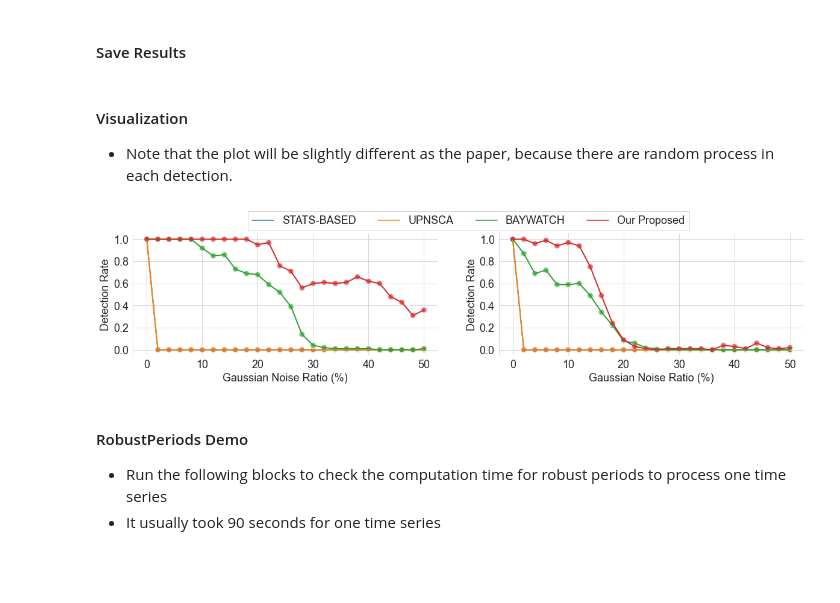
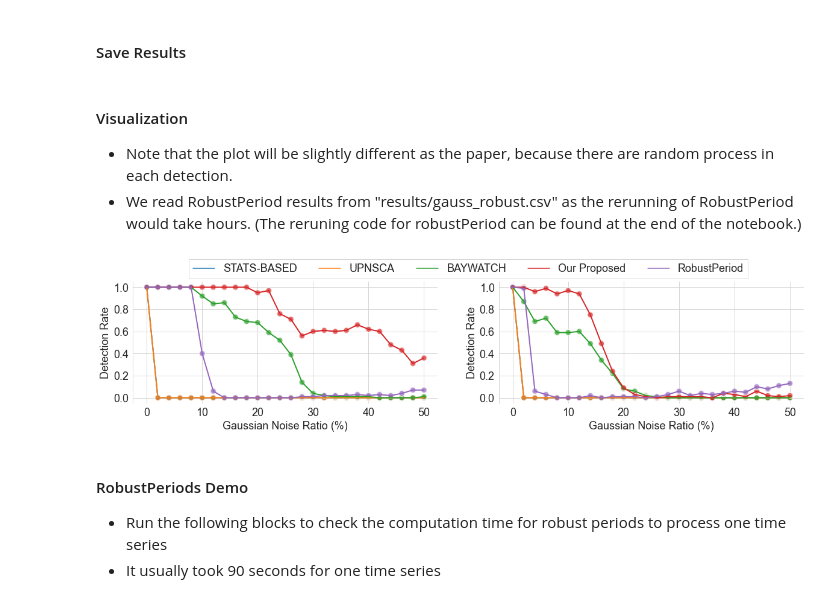
Before and after one commit to alex07zzz/bcndetection, a Jupyter notebook: gauss_simulations.ipynb, the cells around one changed output. Cells and saved outputs as stored; diff of their text form; code cells hidden in the pictures; blank space fills up the shorter version.

```diff
--- a/gauss_simulations.ipynb
+++ b/gauss_simulations.ipynb
@@ -139,46 +139,50 @@ statsdf.to_csv("results/gauss_evaluation.csv", index=False)
 # %% [markdown]
 #### Visualization
 - Note that the plot will be slightly different as the paper, because there are random process in each detection.
+- We read RobustPeriod results from "results/gauss_robust.csv" as the rerunning of RobustPeriod would take hours. (The reruning code for robustPeriod can be found at the end of the notebook.)
+# %%
+statsdf = pd.read_csv("results/gauss_evaluation.csv")
+statsdf_robust = pd.read_csv("results/gauss_robust.csv")
+statsdf_all = pd.concat([statsdf, statsdf_robust], ignore_index=True)
 # %%
-stats_per10 = statsdf.loc[statsdf["per"]==600]
-stats_per60 = statsdf.loc[statsdf["per"]==3600]
+stats_per10 = statsdf_all.loc[statsdf_all["per"]==600]
+stats_per60 = statsdf_all.loc[statsdf_all["per"]==3600]
 
 fig, (ax0, ax1,) = plt.subplots(nrows=1, ncols=2, sharex=True, figsize=(17, 4))
 
 sns.set_style("whitegrid")
 plt.rcParams['axes.spines.left'] = True
 plt.rcParams['axes.spines.right'] = False
 plt.rcParams['axes.spines.top'] = False
 plt.rcParams['axes.spines.bottom'] = False
 
 sns.set_palette("tab10")
 
 ax0 = sns.scatterplot(data=stats_per10, x = "std", y="acc", hue="method", x_jitter=100, y_jitter=100,  linewidth=2, alpha=0.7, s=100, ax=ax0, legend = False)
-ax0 = sns.lineplot(data=stats_per10, x = "std", y="acc", hue="method", markers="acc", linewidth=2, ax=ax0,legend = False)
+ax0 = sns.lineplot(data=stats_per10, x = "std", y="acc", hue="method", markers="acc", linewidth=2, ax=ax0, legend = False)
 
 ax0.set_ylabel("Detection Rate",  fontsize=18)
 ax0.set_xlabel("Gaussian Noise Ratio (%)",  fontsize=18)
 ax0.tick_params(axis='x', labelsize=18)
 ax0.tick_params(axis='y', labelsize=18)
 ax0.set_yticks(np.arange(0, 1.2, step=0.2))
 ax1 = sns.scatterplot(data=stats_per60, x = "std", y="acc", hue="method", x_jitter=100, y_jitter=100,  linewidth=2, alpha=0.7, s=100, ax=ax1)
 ax1 = sns.lineplot(data=stats_per60, x = "std", y="acc", hue="method", markers="acc", linewidth=2, ax=ax1)
 
 ax1.set_ylabel("Detection Rate",  fontsize=18)
 ax1.set_xlabel("Gaussian Noise Ratio (%)",  fontsize=18)
 
-#plt.legend()
 
 handle, labels = ax1.get_legend_handles_labels()
-plt.legend(labels=[labels[0], labels[1], labels[2], labels[3]], handles= [handle[0], handle[1], handle[2], handle[3]],
+plt.legend(labels=[labels[0], labels[1], labels[2], labels[3], labels[4]], handles= [handle[0], handle[1], handle[2], handle[3], handle[4]],
            loc='lower center', bbox_to_anchor=(-0.1, 0.98),
-          ncol=4, fancybox=False, shadow=False, fontsize=18)
+          ncol=5, fancybox=False, shadow=False, fontsize=18)
 
 plt.xticks(fontsize=18)
 plt.yticks(fontsize=18)
 plt.subplots_adjust(0.07, 0.15, 0.98, 0.85)
 # %% [output]
-[figure, old version]
+[figure, new version]
 # %% [markdown]
 #### RobustPeriods Demo
 - Run the following blocks to check the computation time for robust periods to process one time series
```
Also changed, not shown: parts of 2 cells of this notebook.
